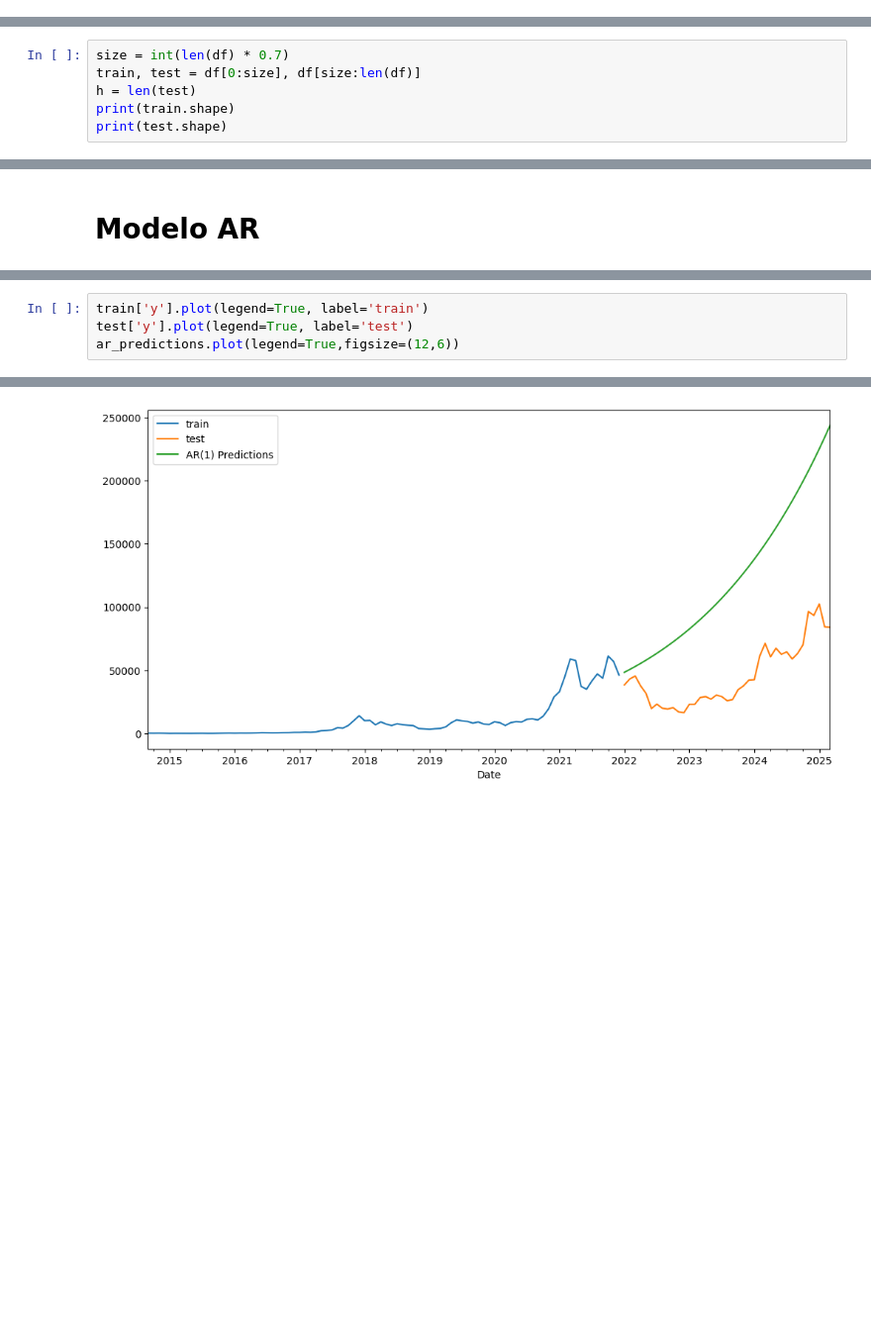
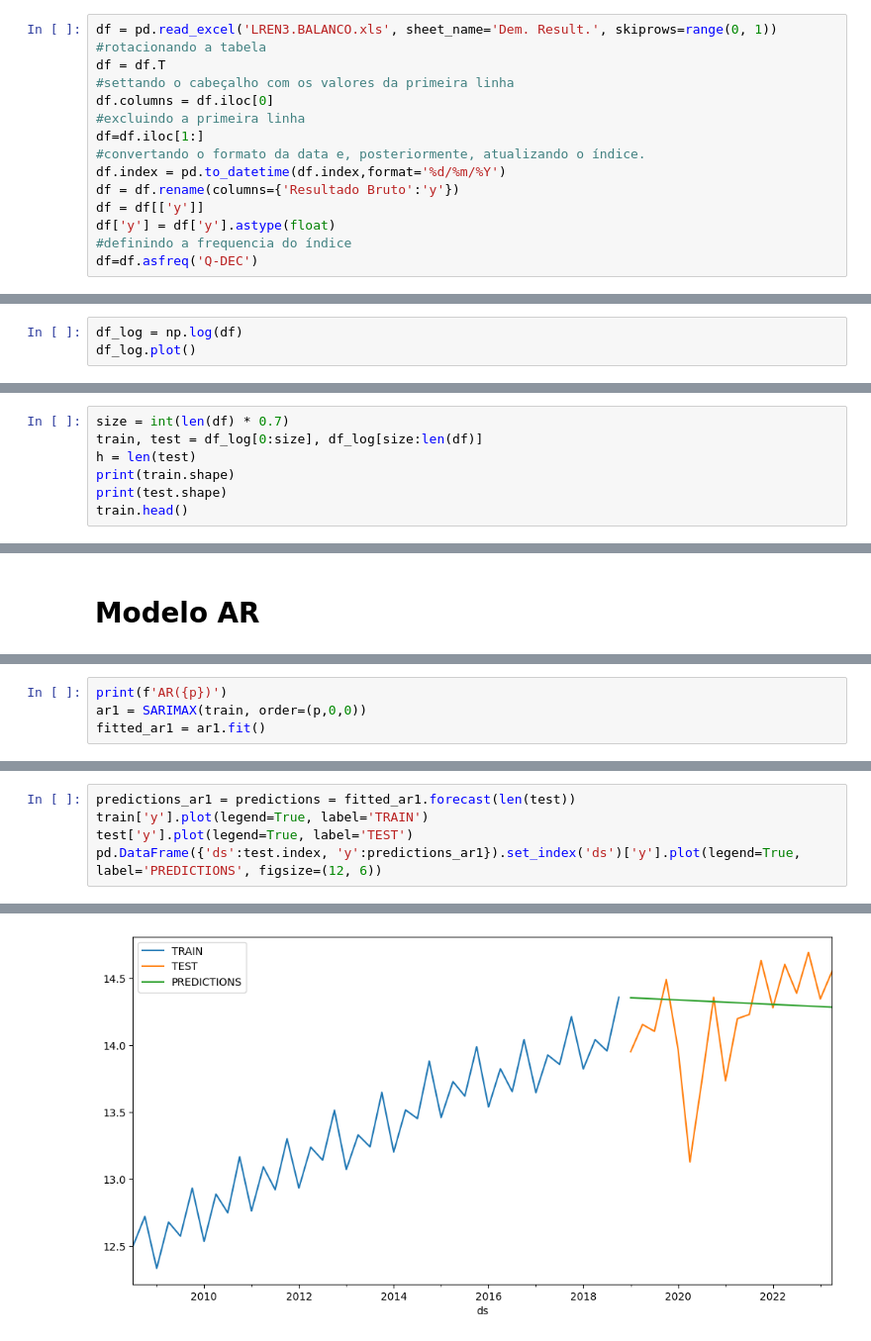
Before and after one commit to MariaGabrielaAlvesZuppardo/SeriesTemporaisCin, a Jupyter notebook: Lista_de_Exercicio_ARIMA_Seasonal.ipynb, the cells around one changed output, grey strips where cells are left out. Shown at 99% size. Saved outputs shown, nothing was run; the diff lists cells and outputs as text; blank space fills up the shorter version.

```diff
--- a/Lista_de_Exercicio_ARIMA_Seasonal.ipynb
+++ b/Lista_de_Exercicio_ARIMA_Seasonal.ipynb
@@ -87,0 +61,15 @@ df
+# %%
+df = pd.read_excel('LREN3.BALANCO.xls', sheet_name='Dem. Result.', skiprows=range(0, 1))
+#rotacionando a tabela
+df = df.T
+#settando o cabeçalho com os valores da primeira linha
+df.columns = df.iloc[0]
+#excluindo a primeira linha
+df=df.iloc[1:]
+#convertando o formato da data e, posteriormente, atualizando o índice.
+df.index = pd.to_datetime(df.index,format='%d/%m/%Y')
+df = df.rename(columns={'Resultado Bruto':'y'})
+df = df[['y']]
+df['y'] = df['y'].astype(float)
+#definindo a frequencia do índice
+df=df.asfreq('Q-DEC')
@@ -92,0 +86,3 @@ df.plot()
+# %%
+df_log = np.log(df)
+df_log.plot()
@@ -94,8 +93,9 @@ df.plot()
 ## Train / Test
 # %%
 size = int(len(df) * 0.7)
-train, test = df[0:size], df[size:len(df)]
+train, test = df_log[0:size], df_log[size:len(df)]
 h = len(test)
 print(train.shape)
 print(test.shape)
+train.head()
 # %% [output]
@@ -352,0 +350,4 @@ dtype: float64
+# %%
+print(f'AR({p})')
+ar1 = SARIMAX(train, order=(p,0,0))
+fitted_ar1 = ar1.fit()
@@ -353,5 +385,6 @@ dtype: float64
 # %%
-train['y'].plot(legend=True, label='train')
-test['y'].plot(legend=True, label='test')
-ar_predictions.plot(legend=True,figsize=(12,6))
+predictions_ar1 = predictions = fitted_ar1.forecast(len(test))
+train['y'].plot(legend=True, label='TRAIN')
+test['y'].plot(legend=True, label='TEST')
+pd.DataFrame({'ds':test.index, 'y':predictions_ar1}).set_index('ds')['y'].plot(legend=True, label='PREDICTIONS', figsize=(12, 6))
 # %% [output]
@@ -359 +392 @@ ar_predictions.plot(legend=True,figsize=(12,6))
-[figure, old version]
+[figure, new version]
```
Also changed, not shown: parts of 94 cells of this notebook.
